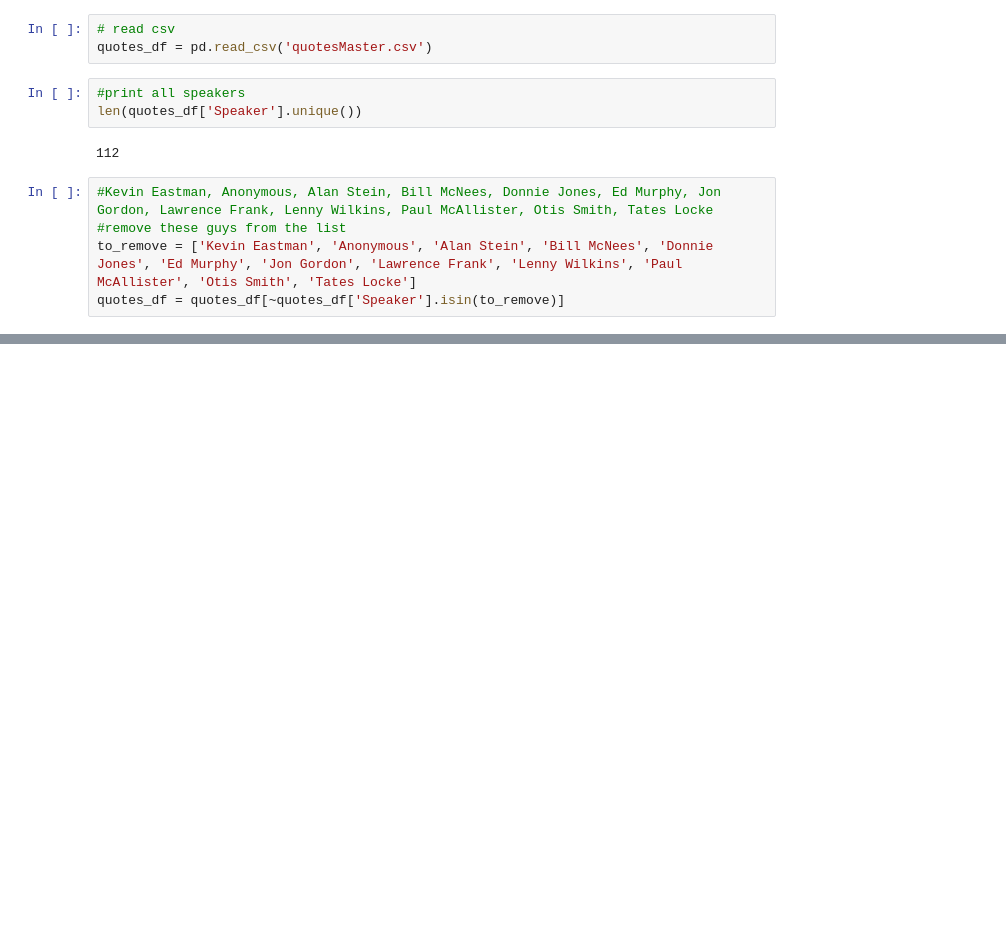
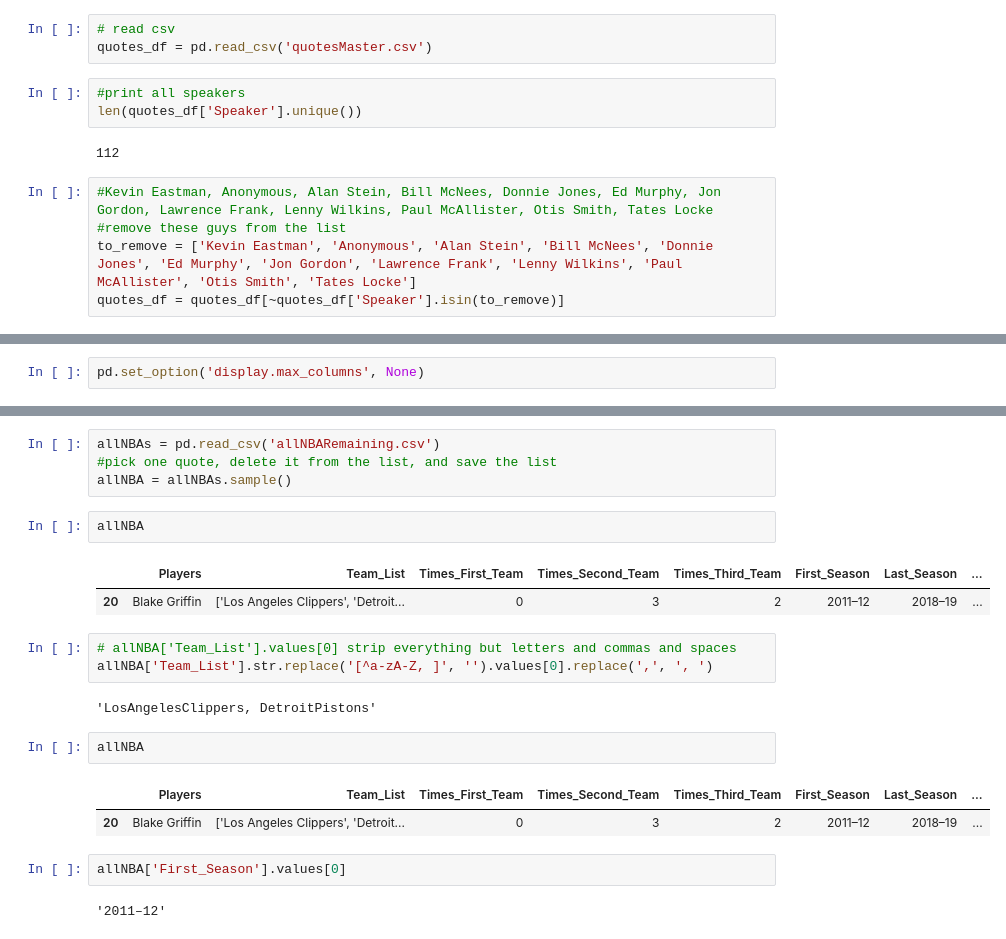
Before and after one commit to zwayne24/NBA-Extravaganza, a Jupyter notebook: scraper.ipynb, the cells around one changed output, grey strips where cells are left out. Saved outputs shown, nothing was run; the diff lists cells and outputs as text; blank space fills up the shorter version.

```diff
--- a/scraper.ipynb
+++ b/scraper.ipynb
@@ -56,0 +208,2 @@ quotes_df = quotes_df[~quotes_df['Speaker'].isin(to_remove)]
+# %%
+pd.set_option('display.max_columns', None)
@@ -56,0 +231,23 @@ quotes_df = quotes_df[~quotes_df['Speaker'].isin(to_remove)]
+# %%
+allNBAs = pd.read_csv('allNBARemaining.csv')
+#pick one quote, delete it from the list, and save the list
+allNBA = allNBAs.sample()
+# %%
+allNBA
+# %% [output]
+|  | Players | Team_List | Times_First_Team | Times_Second_Team | Times_Third_Team | First_Season | Last_Season | ... |
+| 20 | Blake Griffin | ['Los Angeles Clippers', 'Detroit... | 0 | 3 | 2 | 2011–12 | 2018–19 | ... |
+# %%
+# allNBA['Team_List'].values[0] strip everything but letters and commas and spaces
+allNBA['Team_List'].str.replace('[^a-zA-Z, ]', '').values[0].replace(',', ', ')
+# %% [output]
+'LosAngelesClippers, DetroitPistons'
+# %%
+allNBA
+# %% [output]
+|  | Players | Team_List | Times_First_Team | Times_Second_Team | Times_Third_Team | First_Season | Last_Season | ... |
+| 20 | Blake Griffin | ['Los Angeles Clippers', 'Detroit... | 0 | 3 | 2 | 2011–12 | 2018–19 | ... |
+# %%
+allNBA['First_Season'].values[0]
+# %% [output]
+'2011–12'
```
Also changed, not shown: parts of 16 cells of this notebook, 5 other files.
